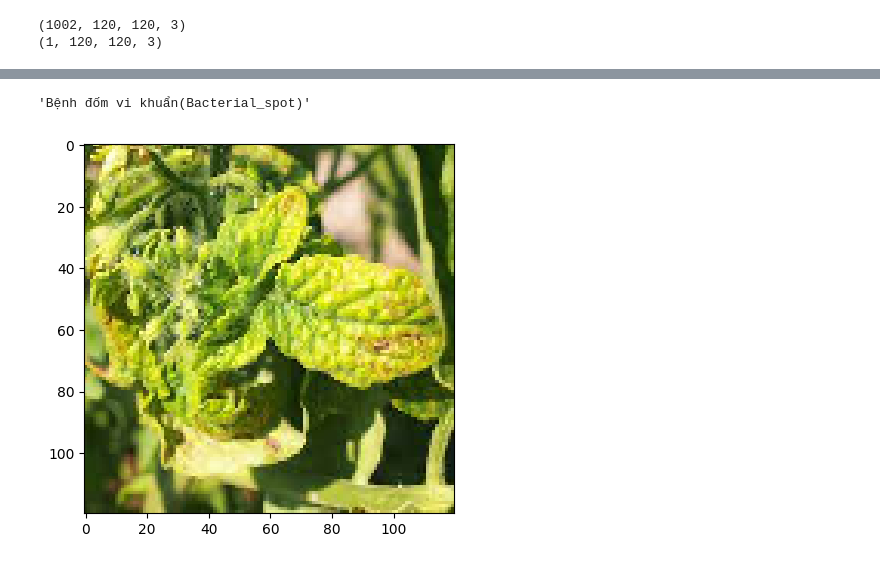
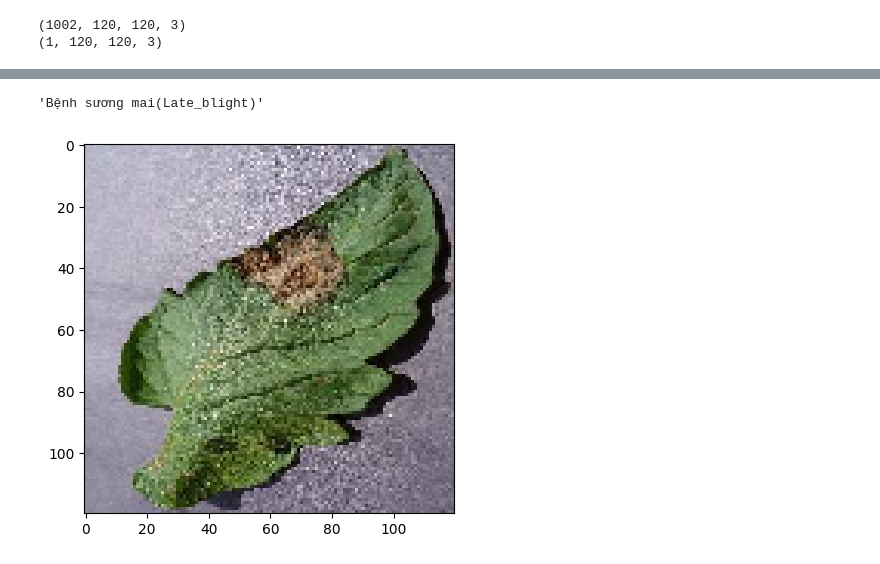
Before and after one commit to Steel3264/AI, a Jupyter notebook: CUOIKYAI.ipynb, the cells around one changed output, grey strips where cells are left out. Cells and saved outputs as stored; diff of their text form; code cells hidden in the pictures.

```diff
--- a/CUOIKYAI.ipynb
+++ b/CUOIKYAI.ipynb
@@ -116,6 +115,6 @@ Epoch 50/50
 # %%
 import pandas as pd
-url = '/content/yl.jfif'
+url = '/content/drive/MyDrive/DATATOMATO/Late_blight (67).JPG'
 img = plt.imread(url)
 plt.imshow(img)
 from keras.utils import load_img, img_to_array
@@ -136,4 +135,4 @@ data[rs[0]]
-'Bệnh đốm vi khuẩn(Bacterial_spot)'
+'Bệnh sương mai(Late_blight)'
-[figure, old version]
+[figure, new version]
 # %%
 #model.save('TOMATO.h5')
```
Also changed, not shown: parts of 2 cells of this notebook.
